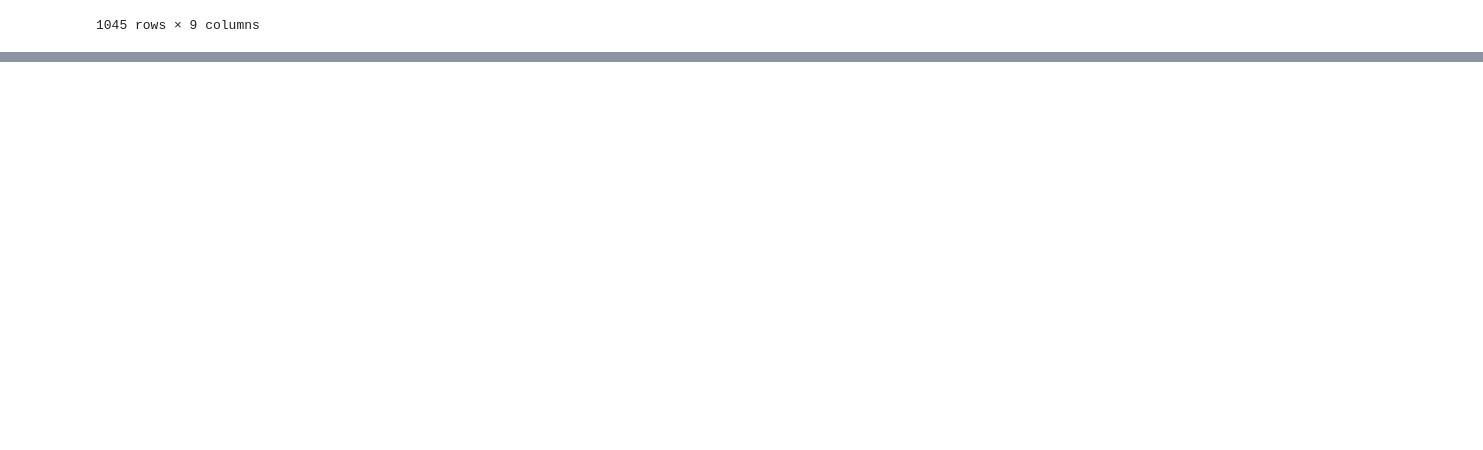
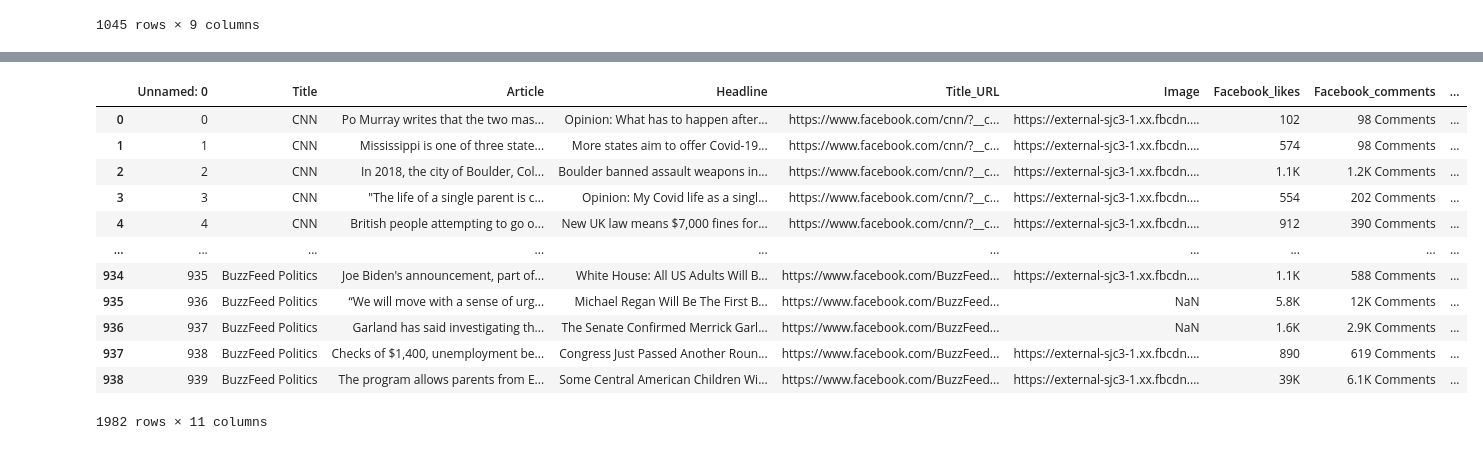
Before and after one commit to aliciasply/Final-Project, a Jupyter notebook: Code/Visualization-Alicia-Test1.ipynb, the cells around one changed output, grey strips where cells are left out. Cells and saved outputs as stored; diff of their text form; code cells hidden in the pictures; blank space fills up the shorter version.

Commit message:
did a concat of fb1 and fb2 files and cleaned up dataframe for visualization manipulation later

```diff
--- a/Code/Visualization-Alicia-Test1.ipynb
+++ b/Code/Visualization-Alicia-Test1.ipynb
@@ -95,3 +95,7 @@ combined_news_df
 # Convert to new csv file
 cleaned_df = combined_news_df.to_csv("cleaned_data")
 cleaned_df
+# %%
+# Import data
+fb1_df = pd.read_csv('../Data/Alicia/fb1_test_data.csv')
+fb1_df.head()
@@ -97,0 +109,4 @@ cleaned_df
+# %%
+# Import data
+fb2_df = pd.read_csv('../Data/Alicia/fb2_test_data.csv')
+fb2_df.head()
@@ -97,0 +120,17 @@ cleaned_df
+# %%
+all_news_df = pd.concat([fb1_df, fb2_df])
+all_news_df
+# %% [output]
+|  | Unnamed: 0 | Title | Article | Headline | Title_URL | Image | Facebook_likes | Facebook_comments | ... |
+| 0 | 0 | CNN | Po Murray writes that the two mas... | Opinion: What has to happen after... | https://www.facebook.com/cnn/?__c... | https://external-sjc3-1.xx.fbcdn.... | 102 | 98 Comments | ... |
+| 1 | 1 | CNN | Mississippi is one of three state... | More states aim to offer Covid-19... | https://www.facebook.com/cnn/?__c... | https://external-sjc3-1.xx.fbcdn.... | 574 | 98 Comments | ... |
+| 2 | 2 | CNN | In 2018, the city of Boulder, Col... | Boulder banned assault weapons in... | https://www.facebook.com/cnn/?__c... | https://external-sjc3-1.xx.fbcdn.... | 1.1K | 1.2K Comments | ... |
+| 3 | 3 | CNN | "The life of a single parent is c... | Opinion: My Covid life as a singl... | https://www.facebook.com/cnn/?__c... | https://external-sjc3-1.xx.fbcdn.... | 554 | 202 Comments | ... |
+| 4 | 4 | CNN | British people attempting to go o... | New UK law means $7,000 fines for... | https://www.facebook.com/cnn/?__c... | https://external-sjc3-1.xx.fbcdn.... | 912 | 390 Comments | ... |
+| ... | ... | ... | ... | ... | ... | ... | ... | ... | ... |
+| 934 | 935 | BuzzFeed Politics | Joe Biden's announcement, part of... | White House: All US Adults Will B... | https://www.facebook.com/BuzzFeed... | https://external-sjc3-1.xx.fbcdn.... | 1.1K | 588 Comments | ... |
+| 935 | 936 | BuzzFeed Politics | “We will move with a sense of urg... | Michael Regan Will Be The First B... | https://www.facebook.com/BuzzFeed... | NaN | 5.8K | 12K Comments | ... |
+| 936 | 937 | BuzzFeed Politics | Garland has said investigating th... | The Senate Confirmed Merrick Garl... | https://www.facebook.com/BuzzFeed... | NaN | 1.6K | 2.9K Comments | ... |
+| 937 | 938 | BuzzFeed Politics | Checks of $1,400, unemployment be... | Congress Just Passed Another Roun... | https://www.facebook.com/BuzzFeed... | https://external-sjc3-1.xx.fbcdn.... | 890 | 619 Comments | ... |
+| 938 | 939 | BuzzFeed Politics | The program allows parents from E... | Some Central American Children Wi... | https://www.facebook.com/BuzzFeed... | https://external-sjc3-1.xx.fbcdn.... | 39K | 6.1K Comments | ... |
+1982 rows × 11 columns
```
Also changed, not shown: parts of 3 cells of this notebook, 4 other files.
